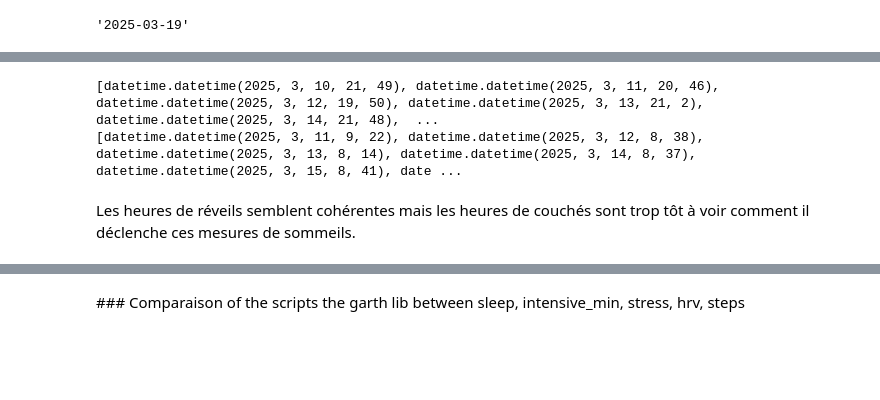
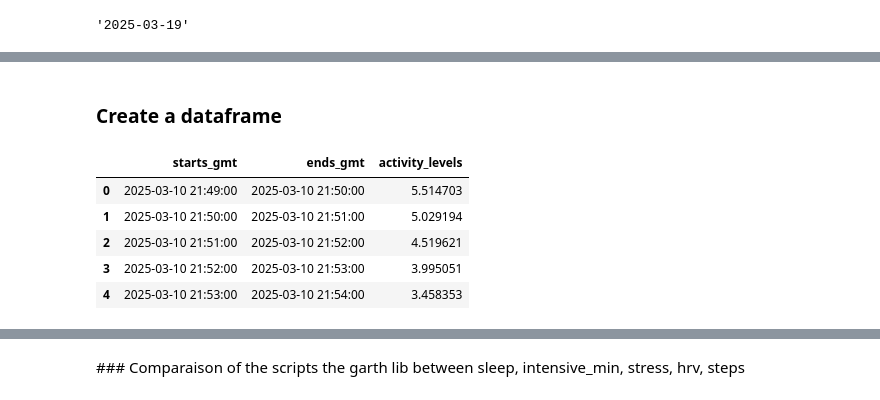
Before and after one commit to cavaliersanstete/running, a Jupyter notebook: garth_lib.ipynb, the cells around one changed output, grey strips where cells are left out. Cells and saved outputs as stored; diff of their text form; code cells hidden in the pictures; blank space fills up the shorter version.

```diff
--- a/garth_lib.ipynb
+++ b/garth_lib.ipynb
@@ -294,22 +264,17 @@ print(len(date_sleep), date_sleep)
-# %%
-start_sleep: list[datetime] = []
-end_sleep: list[datetime] = []
-for day in weekly_sleep:
-    start_sleep.append(day.sleep_movement[0].start_gmt)
-    end_sleep.append(day.sleep_movement[-1].end_gmt)
-
-print(start_sleep)
-print(end_sleep)
-# %% [output]
-[datetime.datetime(2025, 3, 10, 21, 49), datetime.datetime(2025, 3, 11, 20, 46), datetime.datetime(2025, 3, 12, 19, 50), datetime.datetime(2025, 3, 13, 21, 2), datetime.datetime(2025, 3, 14, 21, 48),  ...
-[datetime.datetime(2025, 3, 11, 9, 22), datetime.datetime(2025, 3, 12, 8, 38), datetime.datetime(2025, 3, 13, 8, 14), datetime.datetime(2025, 3, 14, 8, 37), datetime.datetime(2025, 3, 15, 8, 41), date ...
-# %% [markdown]
-Les heures de réveils semblent cohérentes mais les heures de couchés sont trop tôt à voir comment il déclenche ces mesures de sommeils.
 # %%
+movement_record: List[Dict[str,str|int]]= []
+for movement_idx, sleep_movement in enumerate(weekly_sleep[0].sleep_movement):
 
-for movement_idx, sleep_movement in enumerate(weekly_sleep[0].sleep_movement):
     start_gmt: datetime = sleep_movement.start_gmt
     end_gmt: datetime = sleep_movement.end_gmt
     activity_level: int = sleep_movement.activity_level
-    json.dump({"start_gmt":start_gmt.isoformat,
-               })
+    movement_record.append({"start_gmt":start_gmt.isoformat(),
+    "end_gmt":end_gmt.isoformat(),
+    "activity_level":activity_level
+    })
+
+    with open('sleep_test.json', "w") as f:
+
+        json.dump(movement_record, f, indent = 4)
+# %% [markdown]
+### Create a dataframe
@@ -315,0 +301,13 @@ for movement_idx, sleep_movement in enumerate(weekly_sleep[0].sleep_movement):
+# %%
+df_sleep:pd.DataFrame = pd.DataFrame({"starts_gmt":[datetime.fromisoformat(start_gmt) for start_gmt in starts_gmt],
+                                    "ends_gmt":[datetime.fromisoformat(end_gmt) for end_gmt in ends_gmt],
+                                    "activity_levels":activity_levels
+                                    })
+df_sleep.head()
+# %% [output]
+|  | starts_gmt | ends_gmt | activity_levels |
+| 0 | 2025-03-10 21:49:00 | 2025-03-10 21:50:00 | 5.514703 |
+| 1 | 2025-03-10 21:50:00 | 2025-03-10 21:51:00 | 5.029194 |
+| 2 | 2025-03-10 21:51:00 | 2025-03-10 21:52:00 | 4.519621 |
+| 3 | 2025-03-10 21:52:00 | 2025-03-10 21:53:00 | 3.995051 |
+| 4 | 2025-03-10 21:53:00 | 2025-03-10 21:54:00 | 3.458353 |
```
Also changed, not shown: parts of 21 cells of this notebook, 1 other file.
